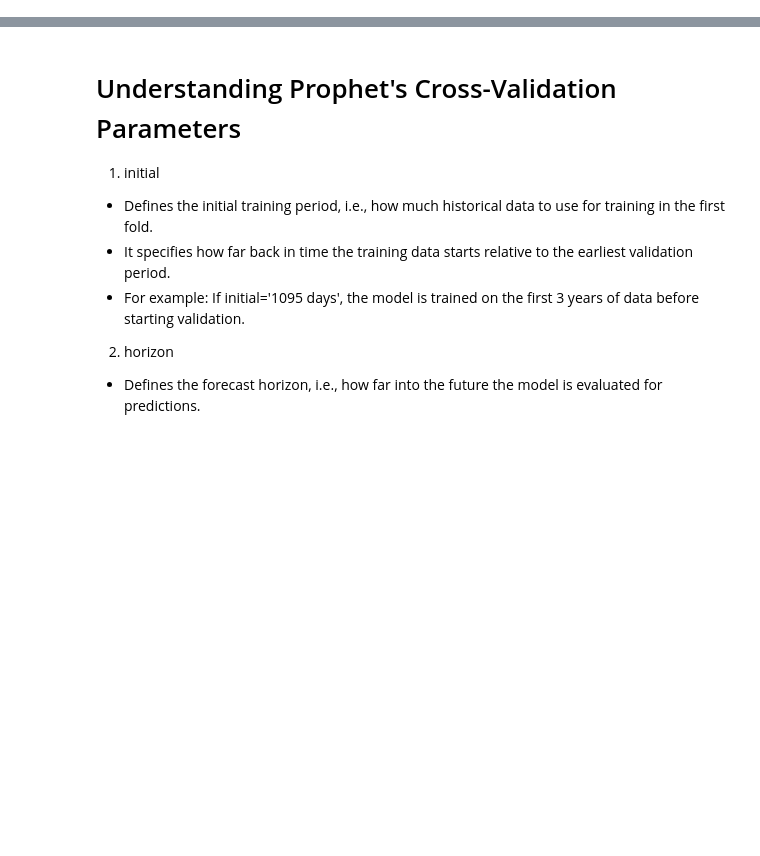
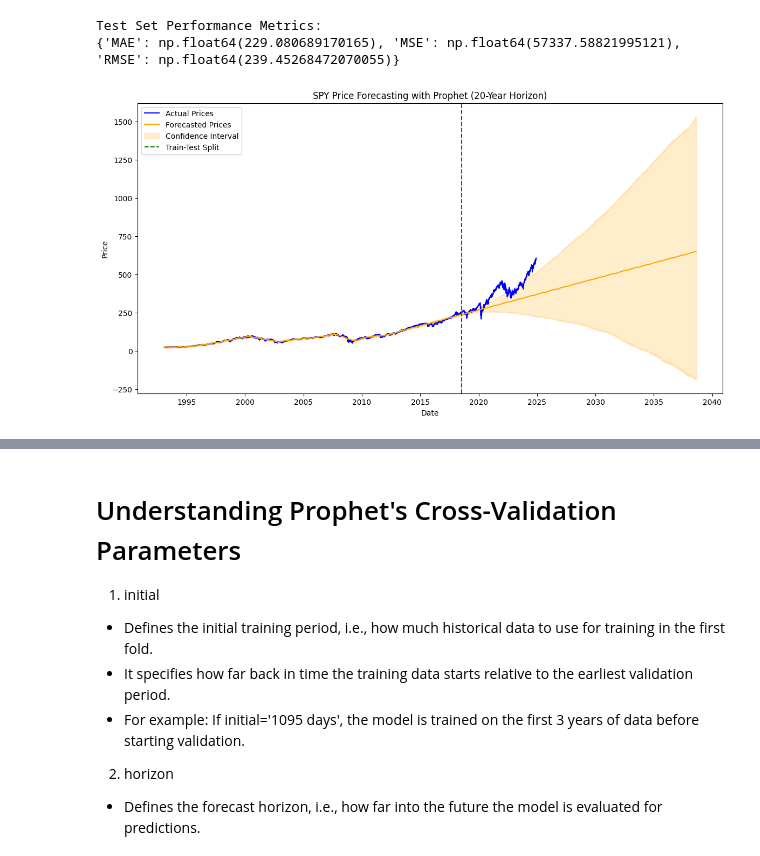
Before and after one commit to dhcchh/SPY-Analytics-Forecasting-Project, a Jupyter notebook: ML-Notebooks/ML-Prophet-Price.ipynb, the cells around one changed output, grey strips where cells are left out. Drawn from its saved outputs; the diff is of its cells as text; code cells hidden in the pictures; blank space fills up the shorter version.

```diff
--- a/ML-Notebooks/ML-Prophet-Price.ipynb
+++ b/ML-Notebooks/ML-Prophet-Price.ipynb
@@ -259,0 +34,8 @@ Weekly and monthly models will have fewer data points, so the time periods need
+# %%
+# Train-Test Split (80% train, 20% test)
+train_size = int(0.8 * len(spy_full))
+train_data = spy_full.iloc[:train_size]
+test_data = spy_full.iloc[train_size:]
+# %%
+model = Prophet()
+model.fit(train_data)
@@ -259,0 +136,5 @@ Weekly and monthly models will have fewer data points, so the time periods need
+# %%
+# Calculate the Exact Number of Days to Forecast
+last_date = spy_full['ds'].max()  # Get the last date in the dataset
+target_end_date = datetime(2044, 12, 31)  # Define the desired end date
+days_to_forecast = (target_end_date - last_date).days  # Calculate days to forecast
@@ -259,0 +147,4 @@ Weekly and monthly models will have fewer data points, so the time periods need
+# %%
+# Create a future dataframe for 20 years
+future = model.make_future_dataframe(periods=days_to_forecast, freq='D')  # Generate future dataframe
+forecast = model.predict(future)  # Predict future values
@@ -259,0 +164,34 @@ Weekly and monthly models will have fewer data points, so the time periods need
+# %%
+# Evaluate Forecast on Test Data
+forecast_test = forecast.iloc[-len(test_data):]
+
+def evaluate_performance(actual, predicted):
+    actual_values = actual['y'].values
+    predicted_values = predicted['yhat'].values
+
+    mae = abs(actual_values - predicted_values).mean()
+    mse = ((actual_values - predicted_values) ** 2).mean()
+    rmse = mse ** 0.5
+
+    return {"MAE": mae, "MSE": mse, "RMSE": rmse}
+
+test_performance = evaluate_performance(test_data, forecast_test)
+print("\nTest Set Performance Metrics:")
+print(test_performance)
+# %% [output]
+Test Set Performance Metrics:
+{'MAE': np.float64(229.080689170165), 'MSE': np.float64(57337.58821995121), 'RMSE': np.float64(239.45268472070055)}
+# %%
+# Visualize the Forecast
+plt.figure(figsize=(14, 7))
+plt.plot(spy_full['ds'], spy_full['y'], label="Actual Prices", color="blue")
+plt.plot(forecast['ds'], forecast['yhat'], label="Forecasted Prices", color="orange")
+plt.fill_between(forecast['ds'], forecast['yhat_lower'], forecast['yhat_upper'], color="orange", alpha=0.2, label="Confidence Interval")
+plt.axvline(x=train_data['ds'].iloc[-1], color='green', linestyle='--', label='Train-Test Split')
+plt.title("SPY Price Forecasting with Prophet (20-Year Horizon)")
+plt.xlabel("Date")
+plt.ylabel("Price")
+plt.legend()
+plt.show()
+# %% [output]
+[figure, added]
```
Also changed, not shown: parts of 41 cells of this notebook.
